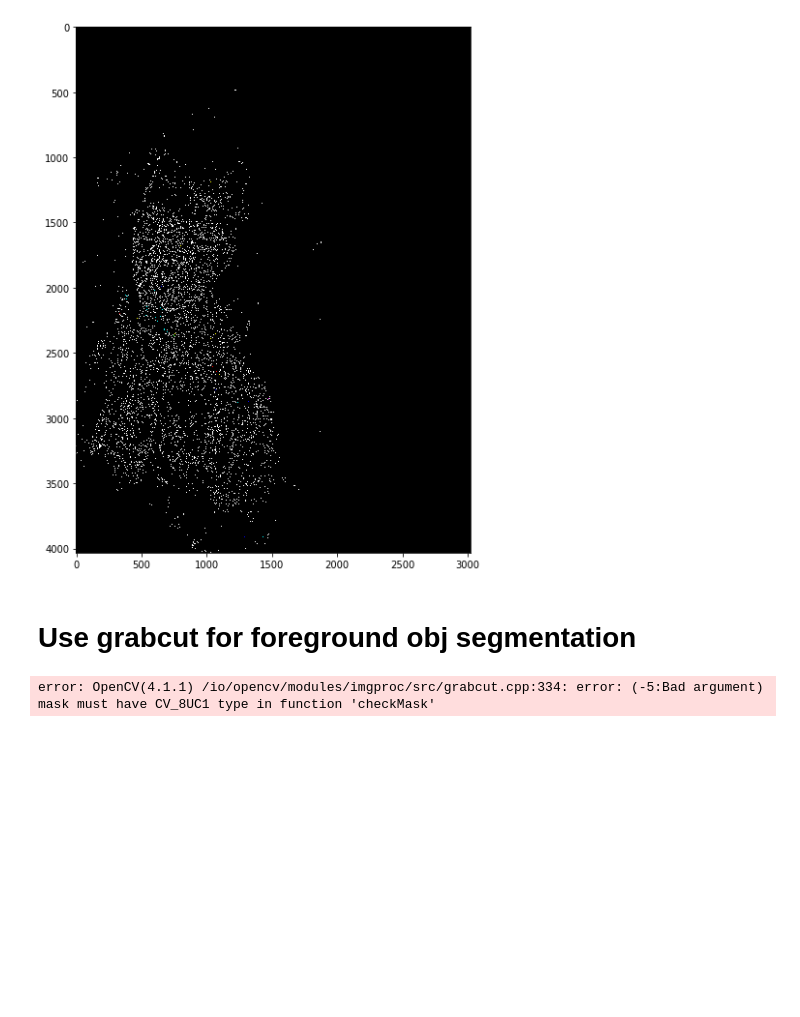
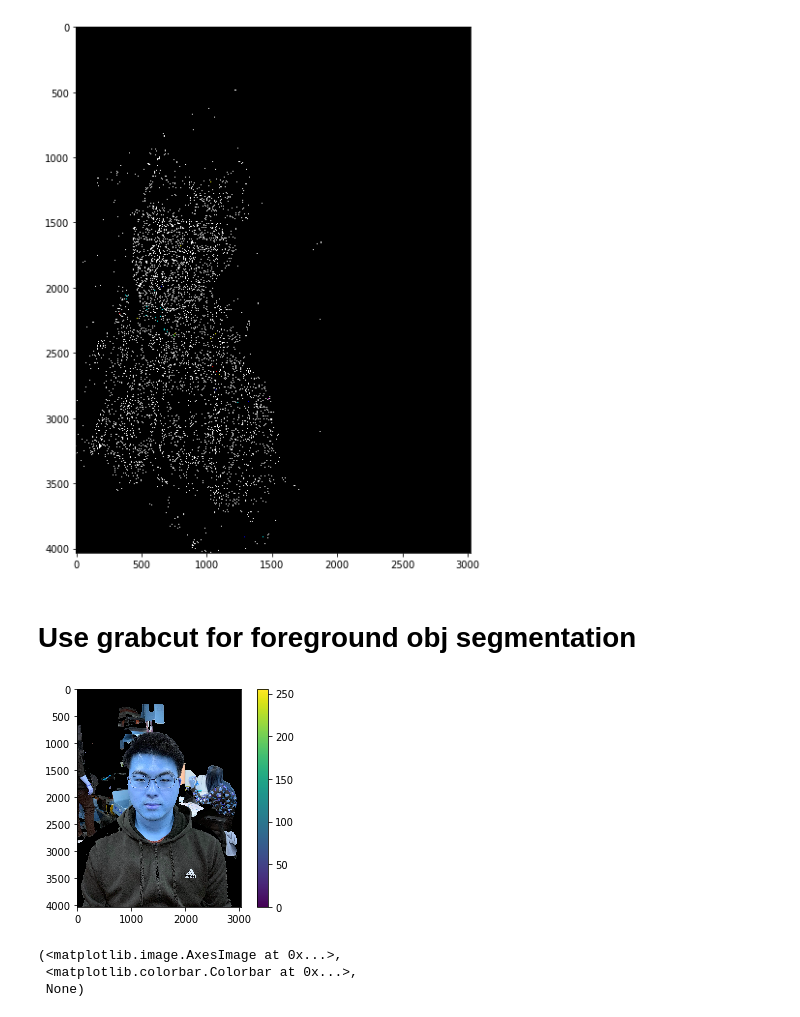
Before and after one commit to bilingwu/Img2Vid, a Jupyter notebook: Rough_Mura_Masa.ipynb, the cells around one changed output. Cells and saved outputs as stored; diff of their text form; code cells hidden in the pictures; blank space fills up the shorter version.

Commit message:
add mask reforcement, also better way for getting a bounding box

```diff
--- a/Rough_Mura_Masa.ipynb
+++ b/Rough_Mura_Masa.ipynb
@@ -119,40 +119,23 @@ import cv2 as cv
 # %%
 from matplotlib import pyplot as plt
 
 img = cv.imread('./ply/albert.jpg')
 mask = np.zeros(img.shape[:2],np.uint8)
 
-# fg_mask = np.zeros((h,w))
-# fg_mask[y_trans.astype(int)-1, x_trans.astype(int)-1] = 1
+# img by a random ass rectangle
 bgdModel = np.zeros((1,65),np.float64)
 fgdModel = np.zeros((1,65),np.float64)
-rect = (1000,100,3024,3024)
-# cv.grabCut(img,fg_mask,None,bgdModel,fgdModel,5,cv.GC_INIT_WITH_MASK)
+
+x_sam, y_sam = np.random.choice(x_trans, size=10000), np.random.choice(y_trans, size=10000)
+corner1_X, corner1_Y = int(min(x_sam)), int(min(y_sam))
+corner2_X, corner2_Y = int(max(x_sam)), int(max(y_sam))
+rect = (corner1_X, corner1_Y, corner2_X, corner2_Y) # dynamically pick box next time
 cv.grabCut(img,mask,rect,bgdModel,fgdModel,5,cv.GC_INIT_WITH_RECT)
 mask2 = np.where((mask==2)|(mask==0),0,1).astype('uint8')
 img1 = img*mask2[:,:,np.newaxis]
 plt.imshow(img1),plt.colorbar(),plt.show()
+# %% [output]
+[figure, added]
+(<matplotlib.image.AxesImage at 0x...>,
+ <matplotlib.colorbar.Colorbar at 0x...>,
+ None)
-# %%
-# newmask is the mask image I manually labelled
-# newmask = cv.imread('newmask.png',0)
-
-# wherever it is marked white (sure foreground), change mask=1
-# wherever it is marked black (sure background), change mask=0
-# mask[newmask == 0] = 0
-# mask[newmask == 255] = 1
-img = cv.imread('./ply/albert.jpg')
-
-fg_mask = np.zeros((h,w))
-fg_mask[y_trans.astype(int)-1, x_trans.astype(int)-1] = 1
-# bk_mask = np.ones((h, w))
-# bk_mask[y_trans.astype(int)-1, x_trans.astype(int)-1] = 0
-
-bgdModel1 = np.zeros((1,65),np.float64)
-fgdModel1 = np.zeros((1,65),np.float64)
-
-
-fg_mask.astype(np.uint8)
-
-mask, bgdModel, fgdModel = cv.grabCut(img,fg_mask,None,bgdModel1,fgdModel1,5,cv.GC_INIT_WITH_MASK)
-# %% [output]
-error: OpenCV(4.1.1) /io/opencv/modules/imgproc/src/grabcut.cpp:334: error: (-5:Bad argument) mask must have CV_8UC1 type in function 'checkMask'
```
Also changed, not shown: parts of 4 cells of this notebook.
